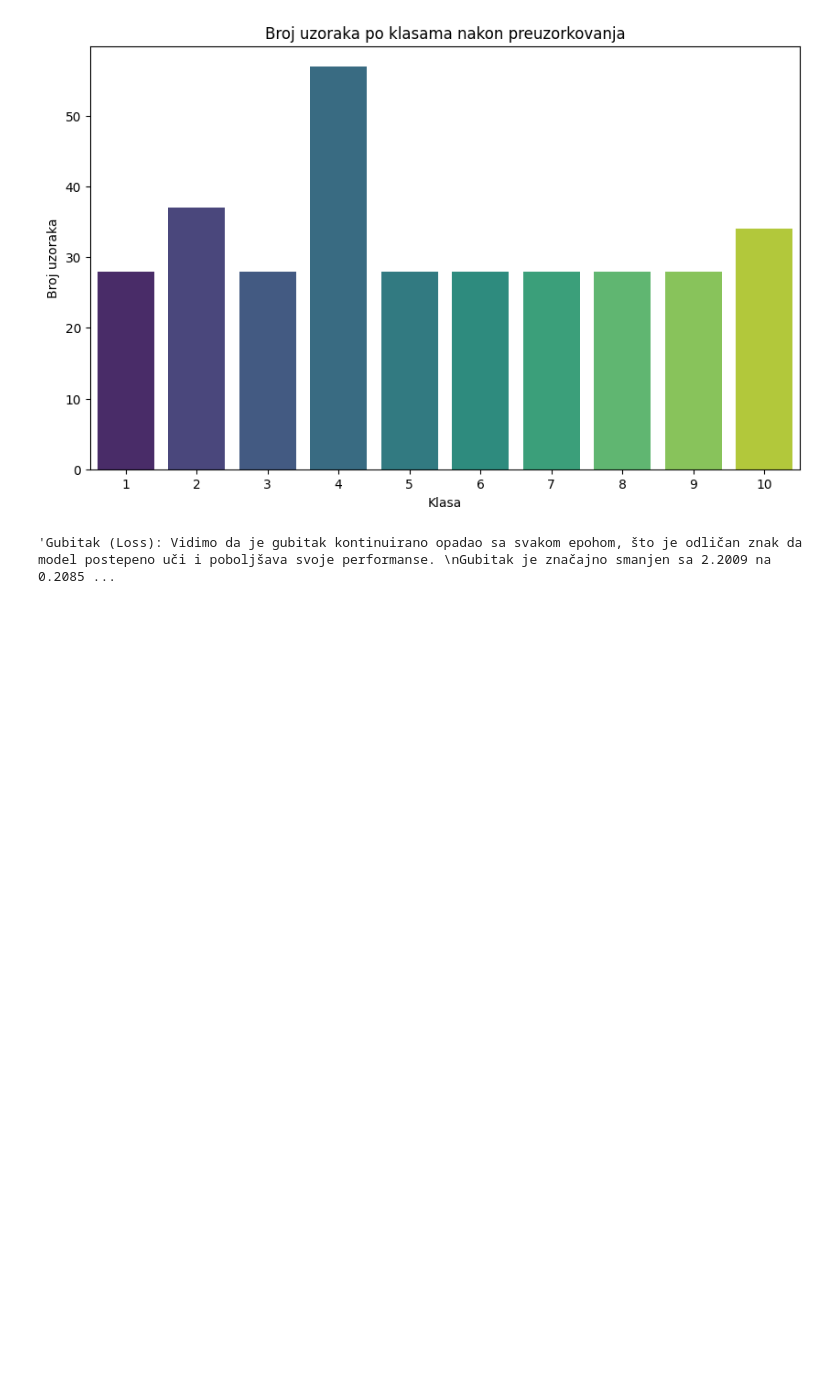
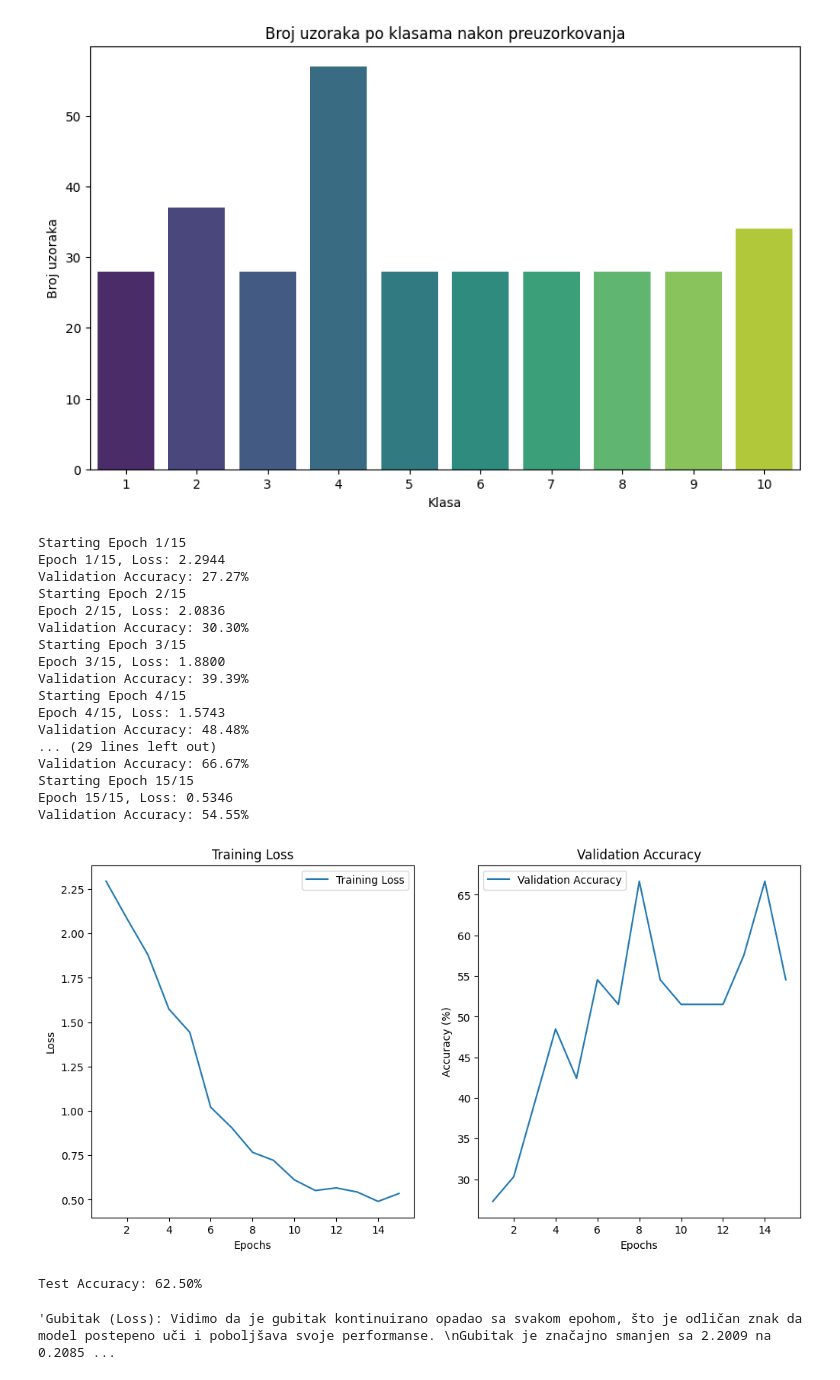
Before and after one commit to aletrailo/ml_matf, a Jupyter notebook: ThemeClassification.ipynb, the cells around one changed output. Saved outputs shown, nothing was run; the diff lists cells and outputs as text; code cells hidden in the pictures; blank space fills up the shorter version.

```diff
--- a/ThemeClassification.ipynb
+++ b/ThemeClassification.ipynb
@@ -310,9 +309,29 @@ def plot_results(train_losses, valid_accuracies):
 
     plt.show()
 # %%
-#train_losses, valid_accuracies = train_model(vgg16_model, train_loader, valid_loader, num_epochs=15)
-#plot_results(train_losses, valid_accuracies)
-#evaluate_model(vgg16_model, test_loader)
+train_losses, valid_accuracies = train_model(vgg16_model, train_loader, valid_loader, num_epochs=15)
+plot_results(train_losses, valid_accuracies)
+evaluate_model(vgg16_model, test_loader)
+# %% [output]
+Starting Epoch 1/15
+Epoch 1/15, Loss: 2.2944
+Validation Accuracy: 27.27%
+Starting Epoch 2/15
+Epoch 2/15, Loss: 2.0836
+Validation Accuracy: 30.30%
+Starting Epoch 3/15
+Epoch 3/15, Loss: 1.8800
+Validation Accuracy: 39.39%
+Starting Epoch 4/15
+Epoch 4/15, Loss: 1.5743
+Validation Accuracy: 48.48%
+... (29 lines left out)
+Validation Accuracy: 66.67%
+Starting Epoch 15/15
+Epoch 15/15, Loss: 0.5346
+Validation Accuracy: 54.55%
+[figure, added]
+Test Accuracy: 62.50%
 # %%
 '''Gubitak (Loss): Vidimo da je gubitak kontinuirano opadao sa svakom epohom, što je odličan znak da model postepeno uči i poboljšava svoje performanse.
 Gubitak je značajno smanjen sa 2.2009 na 0.2085 tokom 15 epoha.
```
Also changed, not shown: parts of 9 cells of this notebook.
